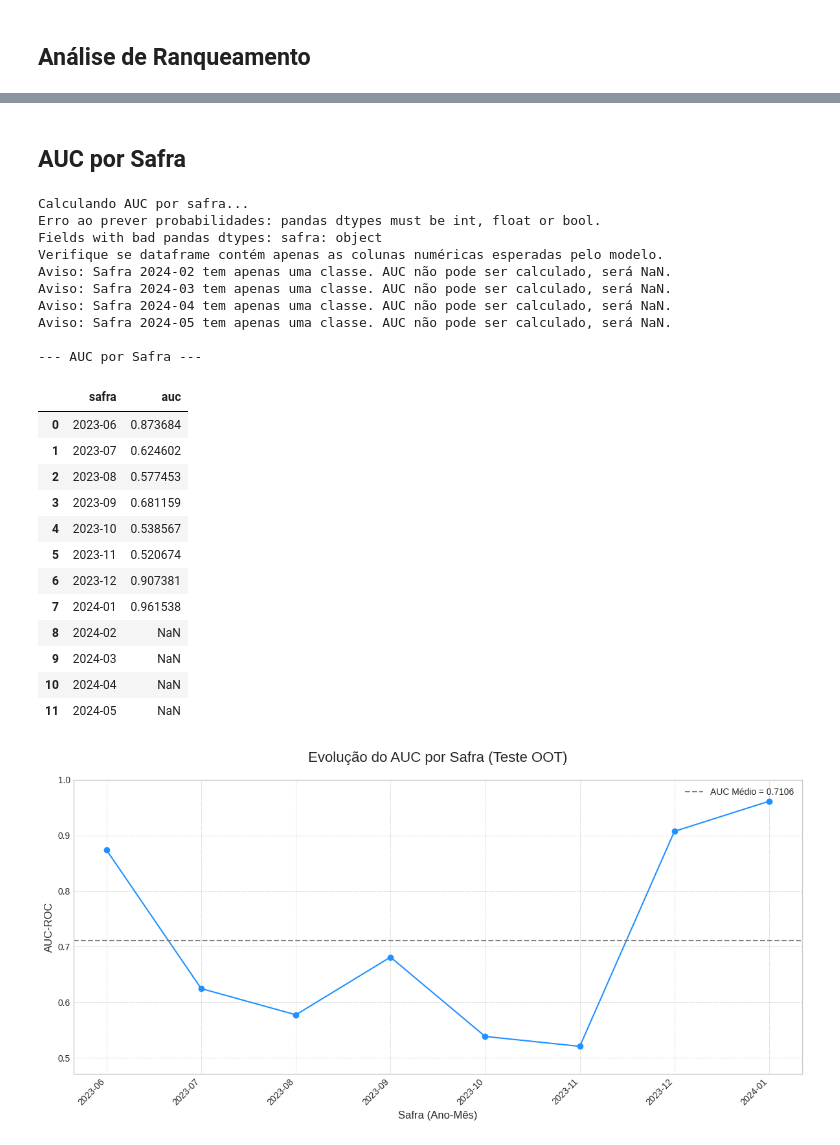
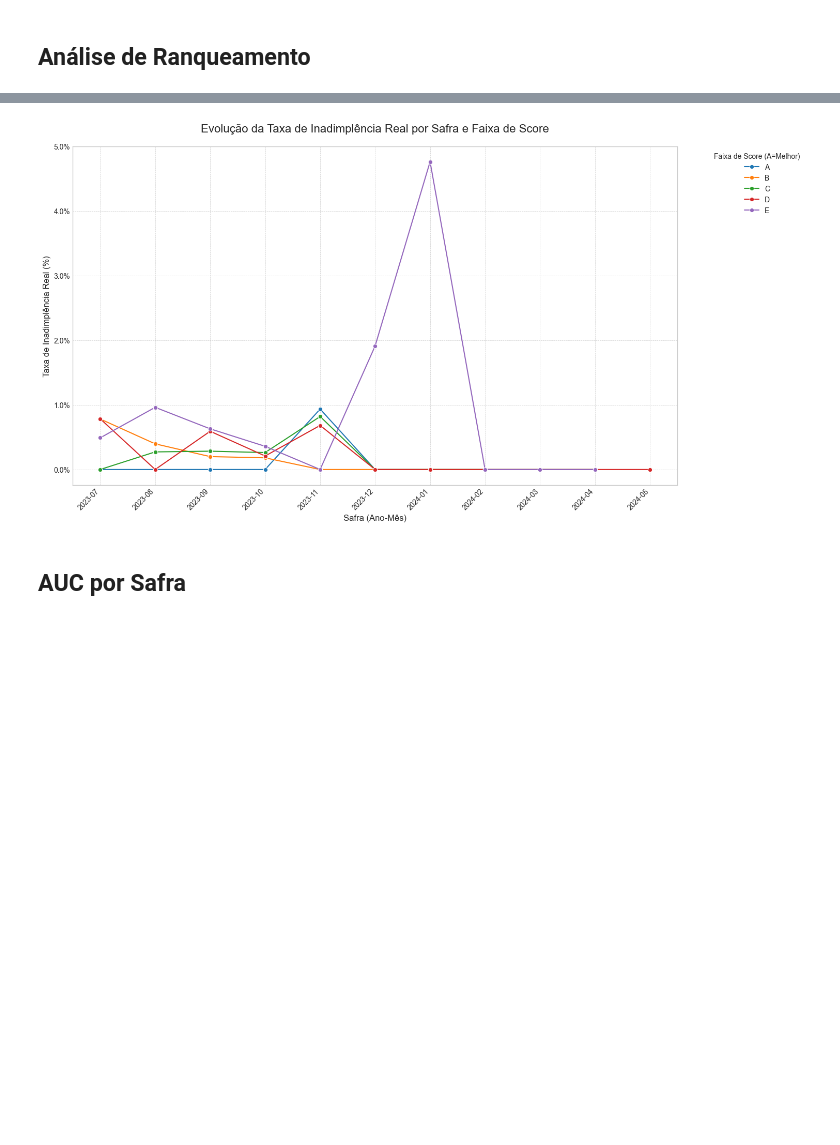
Before and after one commit to JVMergulho/case-ds, a Jupyter notebook: notebooks/pos_modelo.ipynb, the cells around one changed output, grey strips where cells are left out. Drawn from its saved outputs; the diff is of its cells as text; code cells hidden in the pictures; blank space fills up the shorter version.

```diff
--- a/notebooks/pos_modelo.ipynb
+++ b/notebooks/pos_modelo.ipynb
@@ -416,9 +255,5 @@ safra_test = X_test['data_decisao_mes']
 # %%
-import pandas as pd
-import numpy as np
-import string
-
-def assign_score_labels(credit_scores, bins_edges=None, num_bins=10):
+def assign_score_labels(dataframe, bins_edges=None, num_bins=10):
     """
     Atribui rótulos de faixa de score (A, B, C...) a uma série de scores.
     'A' representa a faixa de score mais alta (melhor risco).
@@ -432,7 +267,7 @@ def assign_score_labels(credit_scores, bins_edges=None, num_bins=10):
     Returns:
         pd.Series: Série contendo o rótulo da faixa ('A', 'B', ...) para cada score.
     """
-    df_temp = pd.DataFrame({'score': credit_scores})
+    df_temp = pd.DataFrame({'score': dataframe['credit_score']})
     num_actual_bins = 0
 
     if bins_edges is not None:
@@ -459,4 +294,6 @@ def assign_score_labels(credit_scores, bins_edges=None, num_bins=10):
     # Aplica o mapeamento para obter a coluna final de rótulos
     score_label_series = df_temp['bin_num'].map(label_map)
 
-    return score_label_series
+    dataframe['score_label'] = score_label_series
+
+    return dataframe
@@ -473,24 +300,18 @@ X_test['safra'].value_counts()
 # %%
-import pandas as pd
-import numpy as np
-import matplotlib.pyplot as plt
-import matplotlib.ticker as mticker
-import seaborn as sns
-
-def plot_default_rate_over_time_by_score_band(X_test_with_safra, y_test, score_labels):
+def plot_default_rate_over_time_by_score_band(X_test, y_test):
     """
     Plota a taxa de inadimplência real ao longo do tempo (safra) para cada faixa de score.
 
     Args:
-        X_test_with_safra (pd.DataFrame): DataFrame de teste contendo a coluna 'safra'.
+        X_test (pd.DataFrame): DataFrame de teste contendo a coluna 'safra'.
         y_test (pd.Series or np.array): Valores reais da variável target para o teste.
         score_labels (pd.Series): Série com os rótulos ('A', 'B', ...) para cada registro em X_test.
     """
 
     # 1. Combinar os dados necessários
     df_plot = pd.DataFrame({
-        'safra': X_test_with_safra['safra'],
-        'score_label': score_labels,
+        'safra': X_test['safra'],
+        'score_label': X_test['score_label'],
         'inadimplente_real': y_test
     })
 
@@ -525,9 +346,3 @@ def plot_default_rate_over_time_by_score_band(X_test_with_safra, y_test, score_l
 
     plt.tight_layout()
     plt.show()
-
-credit_scores = calculate_scores(model, X_test.drop(columns = ['safra', 'data_decisao_ano'], axis=1))
-
-score_label_series = assign_score_labels(credit_scores, bins_edges=bins_edges)
-
-plot_default_rate_over_time_by_score_band(X_test, y_test, score_label_series)
@@ -535,0 +349,6 @@ plot_default_rate_over_time_by_score_band(X_test, y_test, score_label_series)
+# %%
+bins_edges = [0, 180, 450, 650, 930, 1000]
+
+X_test_labeled = assign_score_labels(X_test_scored_uniformed, bins_edges=bins_edges)
+
+X_test_labeled['score_label'].value_counts()
@@ -536,3 +363,7 @@ plot_default_rate_over_time_by_score_band(X_test, y_test, score_label_series)
+# %%
+plot_default_rate_over_time_by_score_band(X_test_labeled, y_test)
+# %% [output]
+[figure, added]
 # %% [markdown]
 ## AUC por Safra
 # %%
@@ -618,31 +443,3 @@ def plot_auc_over_time(model, dataframe, y_test):
 
     plt.tight_layout()
     plt.show()
-# %%
-X_test_processed = X_test.drop(columns = ['data_decisao_ano'], axis=1)
-plot_auc_over_time(model, X_test_processed, y_test)
-# %% [output]
-Calculando AUC por safra...
-Erro ao prever probabilidades: pandas dtypes must be int, float or bool.
-Fields with bad pandas dtypes: safra: object
-Verifique se dataframe contém apenas as colunas numéricas esperadas pelo modelo.
-Aviso: Safra 2024-02 tem apenas uma classe. AUC não pode ser calculado, será NaN.
-Aviso: Safra 2024-03 tem apenas uma classe. AUC não pode ser calculado, será NaN.
-Aviso: Safra 2024-04 tem apenas uma classe. AUC não pode ser calculado, será NaN.
-Aviso: Safra 2024-05 tem apenas uma classe. AUC não pode ser calculado, será NaN.
-
---- AUC por Safra ---
-|  | safra | auc |
-| 0 | 2023-06 | 0.873684 |
-| 1 | 2023-07 | 0.624602 |
-| 2 | 2023-08 | 0.577453 |
-| 3 | 2023-09 | 0.681159 |
-| 4 | 2023-10 | 0.538567 |
-| 5 | 2023-11 | 0.520674 |
-| 6 | 2023-12 | 0.907381 |
-| 7 | 2024-01 | 0.961538 |
-| 8 | 2024-02 | NaN |
-| 9 | 2024-03 | NaN |
-| 10 | 2024-04 | NaN |
-| 11 | 2024-05 | NaN |
-[figure, removed]
```
Also changed, not shown: parts of 22 cells of this notebook, 4 other files.
